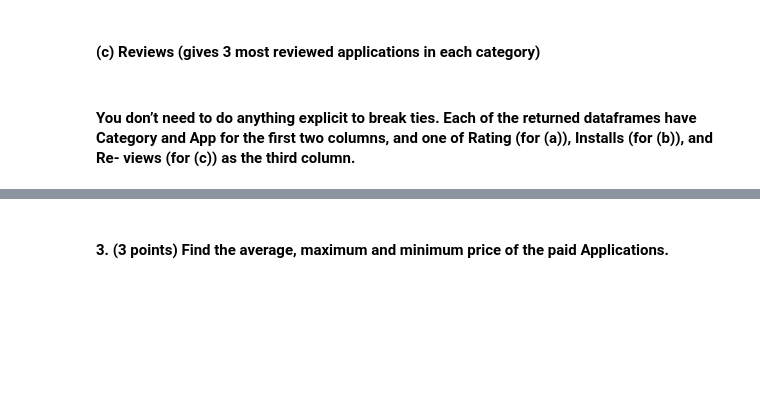
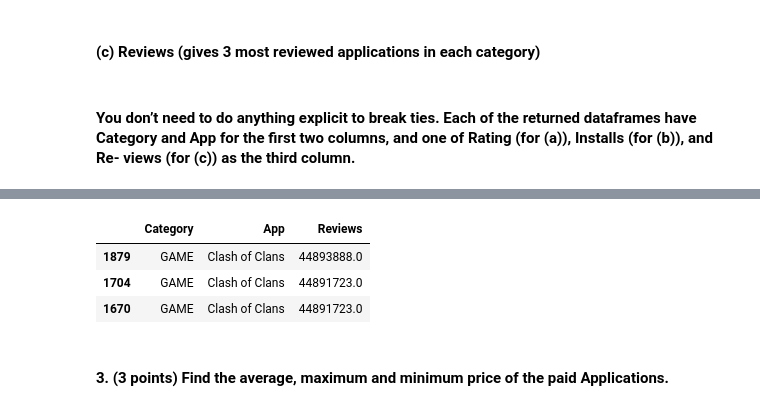
Before and after one commit to Kirill-Vine/210p3, a Jupyter notebook: part3/google_apps.ipynb, the cells around one changed output, grey strips where cells are left out. Cells and saved outputs as stored; diff of their text form; code cells hidden in the pictures; blank space fills up the shorter version.

```diff
--- a/part3/google_apps.ipynb
+++ b/part3/google_apps.ipynb
@@ -279,3 +299,10 @@ Name: Rating, dtype: float64
+# %%
+top3('Reviews')
+# %% [output]
+|  | Category | App | Reviews |
+| 1879 | GAME | Clash of Clans | 44893888.0 |
+| 1704 | GAME | Clash of Clans | 44891723.0 |
+| 1670 | GAME | Clash of Clans | 44891723.0 |
 # %% [markdown]
 #### 3. (3 points) Find the average, maximum and minimum price of the paid Applications.
 # %%
```
Also changed, not shown: parts of 5 cells of this notebook.
